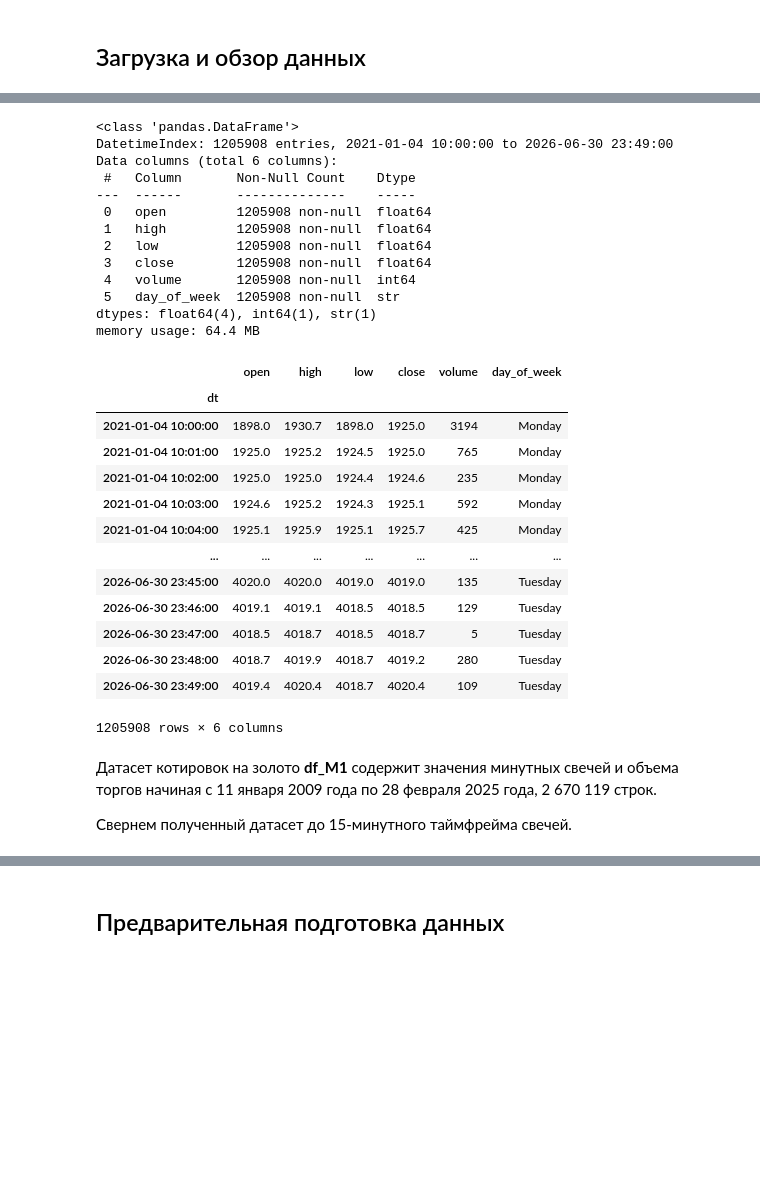
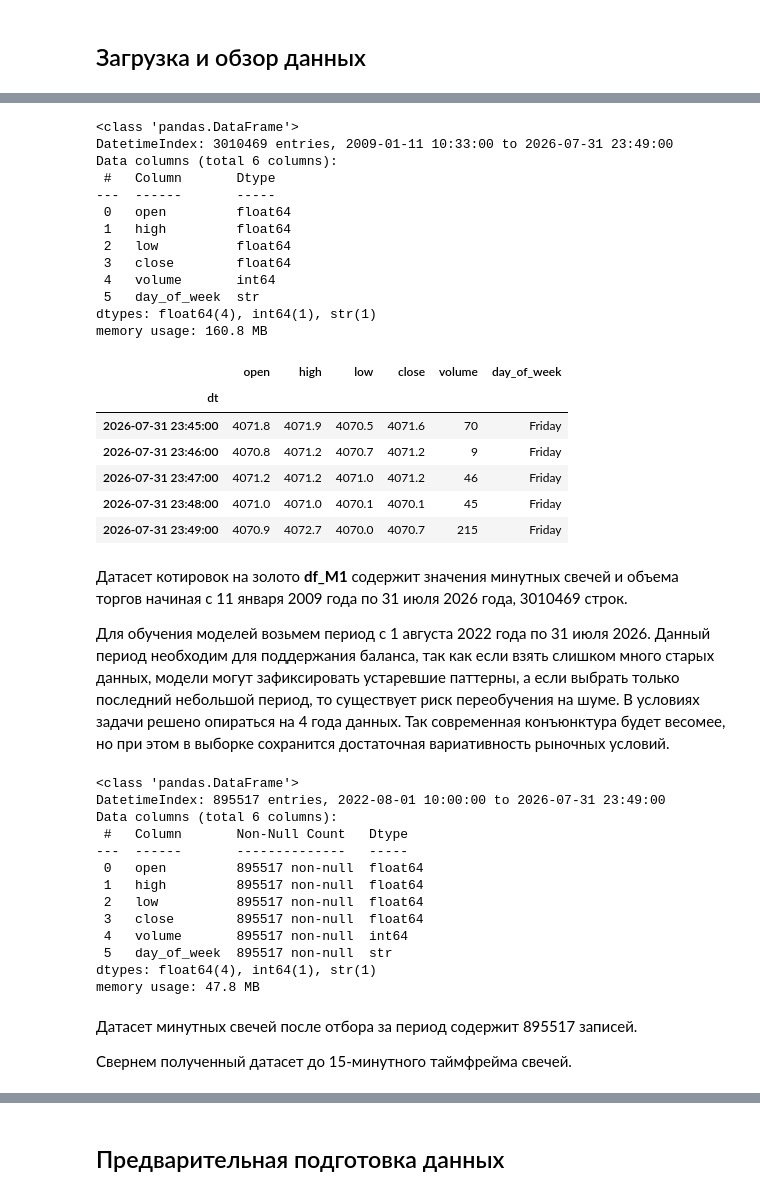
Before and after one commit to al-ogr/sf_pr7_financial_price_forecasting_model, a Jupyter notebook: FPFM.ipynb, the cells around one changed output, grey strips where cells are left out. Drawn from its saved outputs; the diff is of its cells as text; code cells hidden in the pictures; blank space fills up the shorter version.

```diff
--- a/FPFM.ipynb
+++ b/FPFM.ipynb
@@ -233,60 +324,74 @@ memory usage: 205.0 MB
 # %%
 # Удаление неинформативных столбцов
 df_init.drop(['<TICKER>', '<PER>'], axis=1, inplace=True)
 # Переименование столбцов
 df_init.rename(columns={'<OPEN>': 'open',
                         '<HIGH>': 'high',
                         '<LOW>': 'low',
                         '<CLOSE>': 'close',
                         '<VOL>': 'volume'},
                inplace=True)
 # Преобразование времени свечей
 df_init['dt'] = df_init['<DATE>'].astype(str) + ' ' + df_init['<TIME>'].astype(str)
 df_init['dt'] = pd.to_datetime(df_init['dt'], format="%Y%m%d %H%M%S")
 # Добавление дня недели
 df_init['day_of_week'] = df_init['dt'].dt.day_name()
 df_init = df_init[['dt', 'open', 'high', 'low', 'close', 'volume', 'day_of_week']]
-# Удаление записей до "первых новостей" - до 2017-11-09 08:38:22
-# df_init = df_init[df_init['dt'] > '2017-11-09 08:38:22']
-df_init = df_init[df_init['dt'] > '2021-01-01 00:00:00']
 
 df_M1 = df_init.copy()
 df_M1.set_index('dt', inplace=True)
 
 df_M1.info()
-display(df_M1)
+df_M1.tail()
 # %% [output]
 <class 'pandas.DataFrame'>
-DatetimeIndex: 1205908 entries, 2021-01-04 10:00:00 to 2026-06-30 23:49:00
+DatetimeIndex: 3010469 entries, 2009-01-11 10:33:00 to 2026-07-31 23:49:00
 Data columns (total 6 columns):
- #   Column       Non-Null Count    Dtype
----  ------       --------------    -----
- 0   open         1205908 non-null  float64
- 1   high         1205908 non-null  float64
- 2   low          1205908 non-null  float64
- 3   close        1205908 non-null  float64
- 4   volume       1205908 non-null  int64
- 5   day_of_week  1205908 non-null  str
+ #   Column       Dtype
+---  ------       -----
+ 0   open         float64
+ 1   high         float64
+ 2   low          float64
+ 3   close        float64
+ 4   volume       int64
+ 5   day_of_week  str
 dtypes: float64(4), int64(1), str(1)
-memory usage: 64.4 MB
+memory usage: 160.8 MB
 |  | open | high | low | close | volume | day_of_week |
 | dt |  |  |  |  |  |  |
-| 2021-01-04 10:00:00 | 1898.0 | 1930.7 | 1898.0 | 1925.0 | 3194 | Monday |
-| 2021-01-04 10:01:00 | 1925.0 | 1925.2 | 1924.5 | 1925.0 | 765 | Monday |
-| 2021-01-04 10:02:00 | 1925.0 | 1925.0 | 1924.4 | 1924.6 | 235 | Monday |
-| 2021-01-04 10:03:00 | 1924.6 | 1925.2 | 1924.3 | 1925.1 | 592 | Monday |
-| 2021-01-04 10:04:00 | 1925.1 | 1925.9 | 1925.1 | 1925.7 | 425 | Monday |
-| ... | ... | ... | ... | ... | ... | ... |
-| 2026-06-30 23:45:00 | 4020.0 | 4020.0 | 4019.0 | 4019.0 | 135 | Tuesday |
-| 2026-06-30 23:46:00 | 4019.1 | 4019.1 | 4018.5 | 4018.5 | 129 | Tuesday |
-| 2026-06-30 23:47:00 | 4018.5 | 4018.7 | 4018.5 | 4018.7 | 5 | Tuesday |
-| 2026-06-30 23:48:00 | 4018.7 | 4019.9 | 4018.7 | 4019.2 | 280 | Tuesday |
-| 2026-06-30 23:49:00 | 4019.4 | 4020.4 | 4018.7 | 4020.4 | 109 | Tuesday |
+| 2026-07-31 23:45:00 | 4071.8 | 4071.9 | 4070.5 | 4071.6 | 70 | Friday |
+| 2026-07-31 23:46:00 | 4070.8 | 4071.2 | 4070.7 | 4071.2 | 9 | Friday |
+| 2026-07-31 23:47:00 | 4071.2 | 4071.2 | 4071.0 | 4071.2 | 46 | Friday |
+| 2026-07-31 23:48:00 | 4071.0 | 4071.0 | 4070.1 | 4070.1 | 45 | Friday |
+| 2026-07-31 23:49:00 | 4070.9 | 4072.7 | 4070.0 | 4070.7 | 215 | Friday |
-1205908 rows × 6 columns
-# %% [markdown]
-Датасет котировок на золото **df_M1** содержит значения минутных свечей и объема торгов начиная с 11 января 2009 года по 28 февраля 2025 года, 2 670 119 строк.
-
-Свернем полученный датасет до 15-минутного таймфрейма свечей.
+# %% [markdown]
+Датасет котировок на золото **df_M1** содержит значения минутных свечей и объема торгов начиная с 11 января 2009 года по 31 июля 2026 года, 3010469 строк.
+
+Для обучения моделей возьмем период с 1 августа 2022 года по 31 июля 2026. Данный период необходим для поддержания баланса, так как если взять слишком много старых данных, модели могут зафиксировать устаревшие паттерны, а если выбрать только последний небольшой период, то существует риск переобучения на шуме. В условиях задачи решено опираться на 4 года данных. Так современная конъюнктура будет весомее, но при этом в выборке сохранится достаточная вариативность рыночных условий.
+# %%
+# Фильтрация записей за период
+mask = (df_M1.index > '2022-08-01 00:00:00') & \
+       (df_M1.index < '2026-08-01 00:00:00')
+df_M1 = df_M1[mask]
+df_M1.info()
+# %% [output]
+<class 'pandas.DataFrame'>
+DatetimeIndex: 895517 entries, 2022-08-01 10:00:00 to 2026-07-31 23:49:00
+Data columns (total 6 columns):
+ #   Column       Non-Null Count   Dtype
+---  ------       --------------   -----
+ 0   open         895517 non-null  float64
+ 1   high         895517 non-null  float64
+ 2   low          895517 non-null  float64
+ 3   close        895517 non-null  float64
+ 4   volume       895517 non-null  int64
+ 5   day_of_week  895517 non-null  str
+dtypes: float64(4), int64(1), str(1)
+memory usage: 47.8 MB
+# %% [markdown]
+Датасет минутных свечей после отбора за период содержит 895517 записей.
+
+Свернем полученный датасет до 15-минутного таймфрейма свечей.
 # %%
 # Сворачивание данных в 15-минутные свечи
 df_main_period = df_M1.resample(main_period).agg({'open': 'first',   # Первая цена открытия за 15 минут
```
Also changed, not shown: parts of 59 cells of this notebook, 1 other file.
